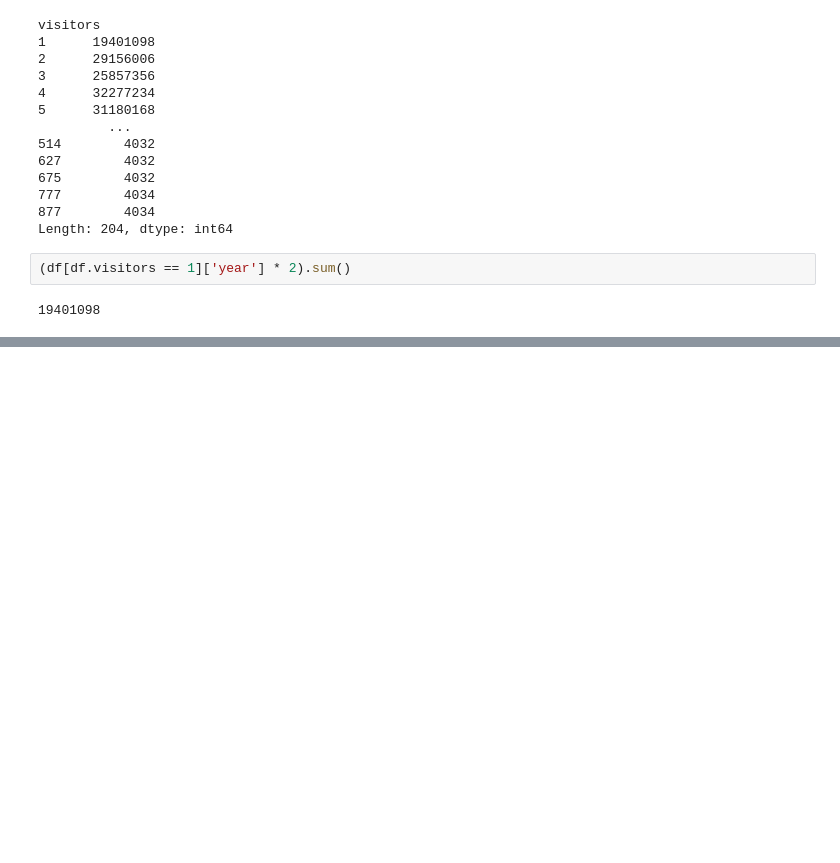
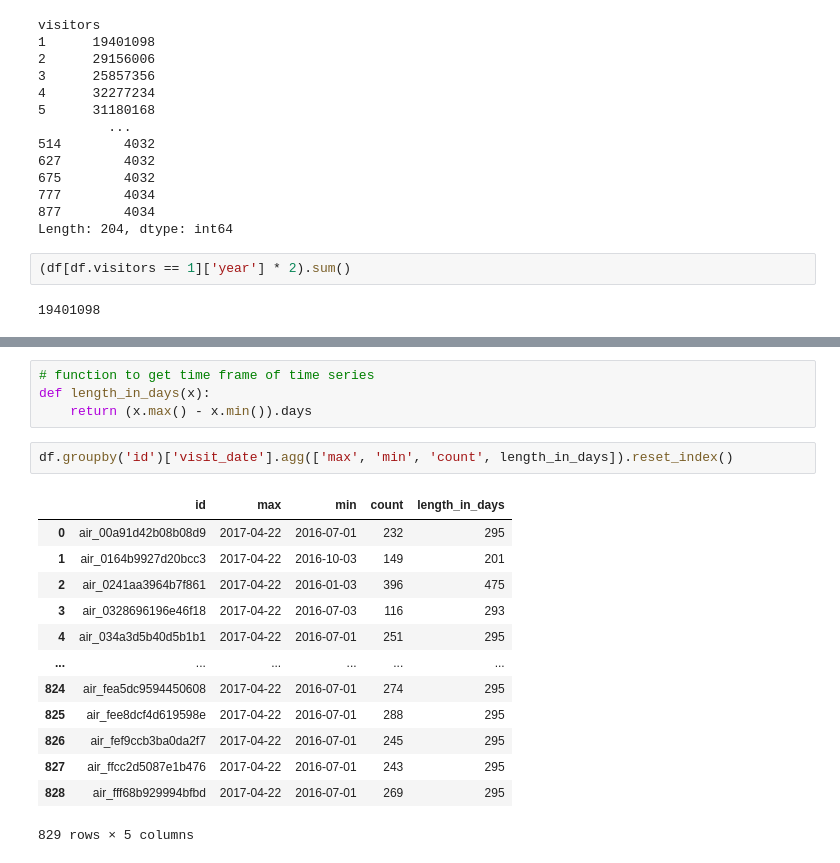
Before and after one commit to JonathanBechtel/dat-02-22, a Jupyter notebook: ClassMaterial/Unit2/Class8/Class 8 Notebook.ipynb, the cells around one changed output, grey strips where cells are left out. Drawn from its saved outputs; the diff is of its cells as text; blank space fills up the shorter version.

```diff
--- a/ClassMaterial/Unit2/Class8/Class 8 Notebook.ipynb
+++ b/ClassMaterial/Unit2/Class8/Class 8 Notebook.ipynb
@@ -269,0 +466,20 @@ Length: 204, dtype: int64
+# %%
+# function to get time frame of time series
+def length_in_days(x):
+    return (x.max() - x.min()).days
+# %%
+df.groupby('id')['visit_date'].agg(['max', 'min', 'count', length_in_days]).reset_index()
+# %% [output]
+|  | id | max | min | count | length_in_days |
+| 0 | air_00a91d42b08b08d9 | 2017-04-22 | 2016-07-01 | 232 | 295 |
+| 1 | air_0164b9927d20bcc3 | 2017-04-22 | 2016-10-03 | 149 | 201 |
+| 2 | air_0241aa3964b7f861 | 2017-04-22 | 2016-01-03 | 396 | 475 |
+| 3 | air_0328696196e46f18 | 2017-04-22 | 2016-07-03 | 116 | 293 |
+| 4 | air_034a3d5b40d5b1b1 | 2017-04-22 | 2016-07-01 | 251 | 295 |
+| ... | ... | ... | ... | ... | ... |
+| 824 | air_fea5dc9594450608 | 2017-04-22 | 2016-07-01 | 274 | 295 |
+| 825 | air_fee8dcf4d619598e | 2017-04-22 | 2016-07-01 | 288 | 295 |
+| 826 | air_fef9ccb3ba0da2f7 | 2017-04-22 | 2016-07-01 | 245 | 295 |
+| 827 | air_ffcc2d5087e1b476 | 2017-04-22 | 2016-07-01 | 243 | 295 |
+| 828 | air_fff68b929994bfbd | 2017-04-22 | 2016-07-01 | 269 | 295 |
+829 rows × 5 columns
```
Also changed, not shown: parts of 21 cells of this notebook, 1 other file.
